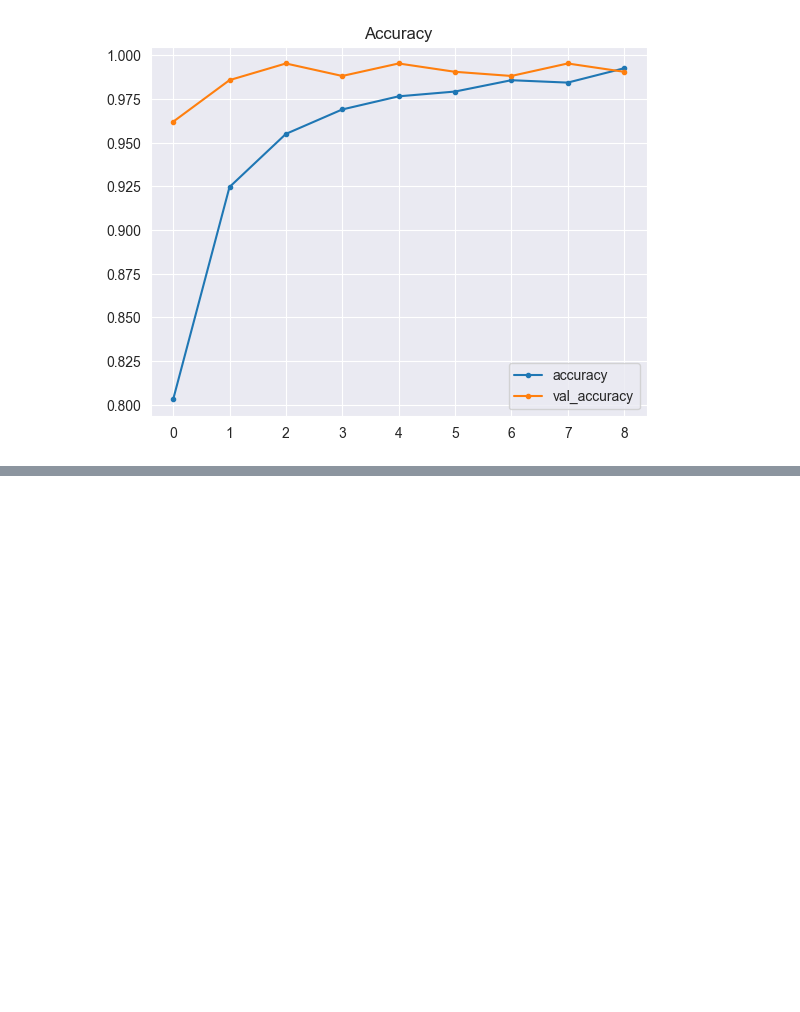
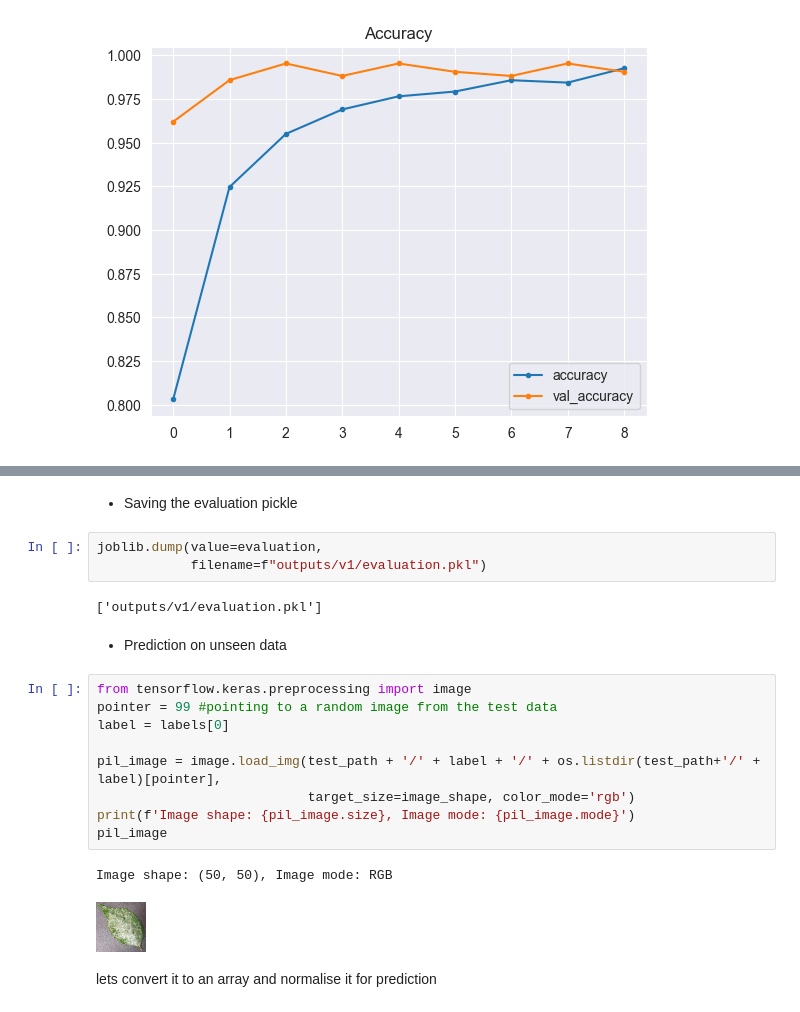
Before and after one commit to KhanRana/PP5-mildew-detection-in-cherry-leaves, a Jupyter notebook: jupyter_notebooks/data_modelling.ipynb, the cells around one changed output, grey strips where cells are left out. Saved outputs shown, nothing was run; the diff lists cells and outputs as text; blank space fills up the shorter version.

Commit message:
evaluate the model using test data

```diff
--- a/jupyter_notebooks/data_modelling.ipynb
+++ b/jupyter_notebooks/data_modelling.ipynb
@@ -384,0 +393,23 @@ plt.show()
+# %% [markdown]
+- Saving the evaluation pickle
+# %%
+joblib.dump(value=evaluation,
+            filename=f"outputs/v1/evaluation.pkl")
+# %% [output]
+['outputs/v1/evaluation.pkl']
+# %% [markdown]
+- Prediction on unseen data
+# %%
+from tensorflow.keras.preprocessing import image
+pointer = 99 #pointing to a random image from the test data
+label = labels[0]
+
+pil_image = image.load_img(test_path + '/' + label + '/' + os.listdir(test_path+'/' + label)[pointer],
+                           target_size=image_shape, color_mode='rgb')
+print(f'Image shape: {pil_image.size}, Image mode: {pil_image.mode}')
+pil_image
+# %% [output]
+Image shape: (50, 50), Image mode: RGB
+[figure, added]
+# %% [markdown]
+lets convert it to an array and normalise it for prediction
```
Also changed, not shown: parts of 7 cells of this notebook, 1 other file.
